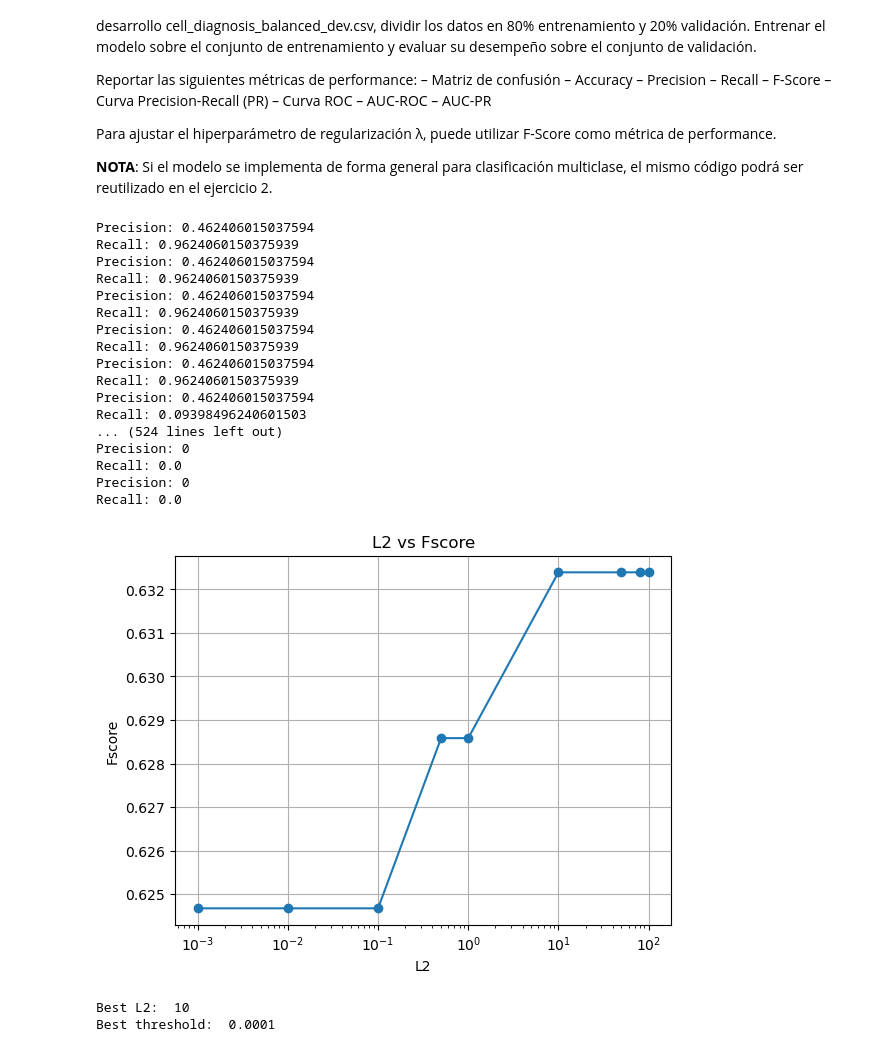
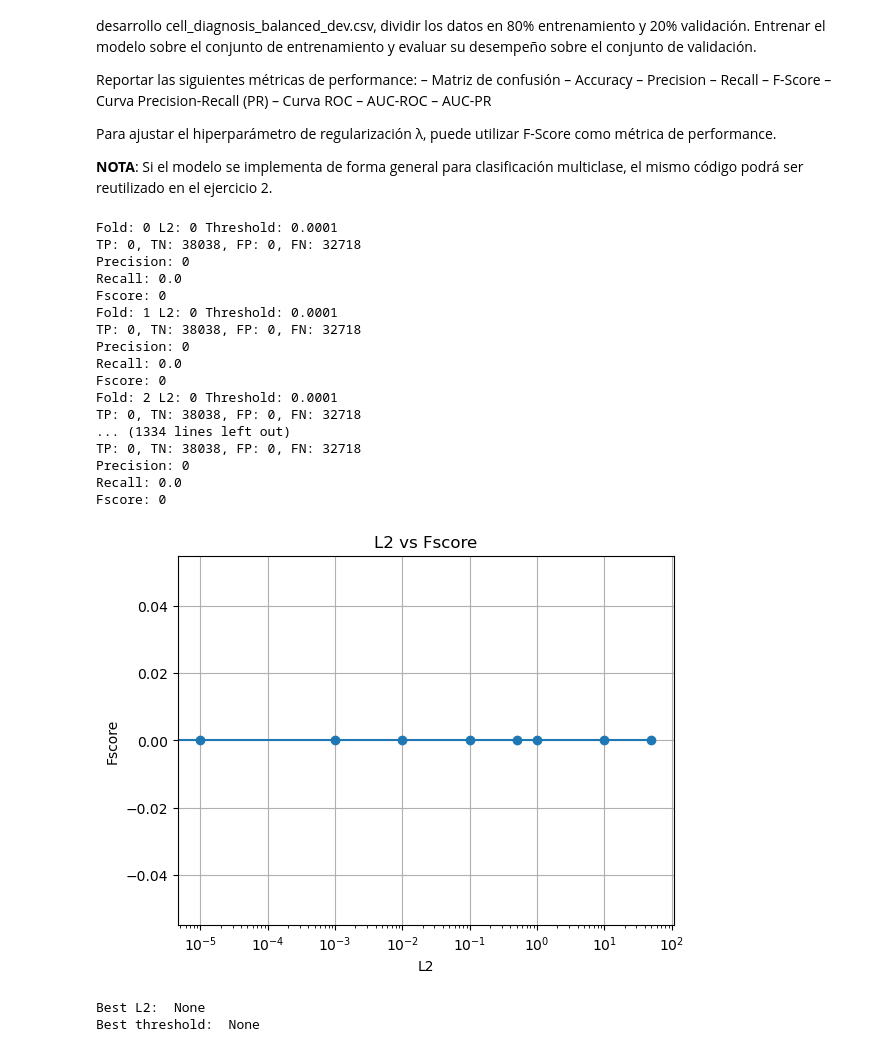
Before and after one commit to felicitasmarolda/MLyDL_TPs, a Jupyter notebook: Marolda_Felicitas_TP2/Marolda_Felicitas_Notebook_TP2.ipynb, the cells around one changed output. Saved outputs shown, nothing was run; the diff lists cells and outputs as text; code cells hidden in the pictures.

```diff
--- a/Marolda_Felicitas_TP2/Marolda_Felicitas_Notebook_TP2.ipynb
+++ b/Marolda_Felicitas_TP2/Marolda_Felicitas_Notebook_TP2.ipynb
@@ -123,35 +123,36 @@ train_data, val_data = pp.split_data(new_df_dev, 0.2)
 # %%
 importlib.reload(mod)
 importlib.reload(pp)
+importlib.reload(met)
 # entrenamos el modelo
-possible_L2 = [0.001, 0.01, 0.1, 0.5, 1, 10, 50, 80, 100]
+possible_L2 = [0, 0.00001, 0.001, 0.01, 0.1, 0.5, 1, 10, 50]
 possible_threshold = [0.0001, 0.01, 0.3, 0.5, 0.7, 0.99]
 
 best_L2, best_threshold = pp.cross_validation(train_data, possible_L2, possible_threshold)
 print("Best L2: ", best_L2)
 print("Best threshold: ", best_threshold)
 
 #normalizamos X
 # train_X = pp.min_max_scaling(train_X, train_X.min(), train_X.max())
 # model = mod.Logistic_Regression(train_X, train_y, features)
 # %% [output]
-Precision: 0.462406015037594
-Recall: 0.9624060150375939
-Precision: 0.462406015037594
-Recall: 0.9624060150375939
-Precision: 0.462406015037594
-Recall: 0.9624060150375939
-Precision: 0.462406015037594
-Recall: 0.9624060150375939
-Precision: 0.462406015037594
-Recall: 0.9624060150375939
-Precision: 0.462406015037594
-Recall: 0.09398496240601503
-... (524 lines left out)
+Fold: 0 L2: 0 Threshold: 0.0001
+TP: 0, TN: 38038, FP: 0, FN: 32718
 Precision: 0
 Recall: 0.0
+Fscore: 0
+Fold: 1 L2: 0 Threshold: 0.0001
+TP: 0, TN: 38038, FP: 0, FN: 32718
 Precision: 0
 Recall: 0.0
+Fscore: 0
+Fold: 2 L2: 0 Threshold: 0.0001
+TP: 0, TN: 38038, FP: 0, FN: 32718
+... (1334 lines left out)
+TP: 0, TN: 38038, FP: 0, FN: 32718
+Precision: 0
+Recall: 0.0
+Fscore: 0
-[figure, old version]
+[figure, new version]
-Best L2:  10
-Best threshold:  0.0001
+Best L2:  None
+Best threshold:  None
```
Also changed, not shown: parts of 1 cell of this notebook, 2 other files.
